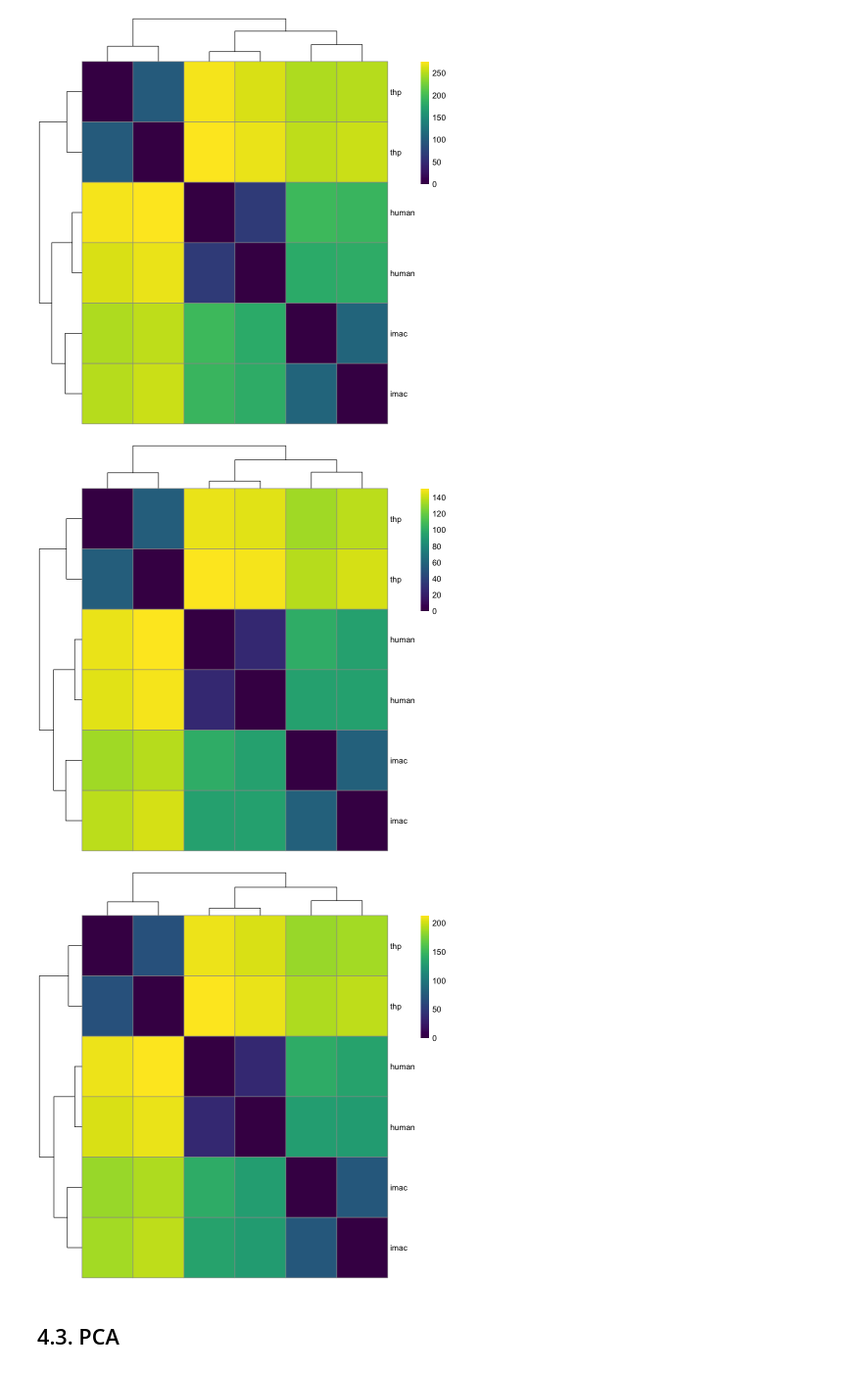
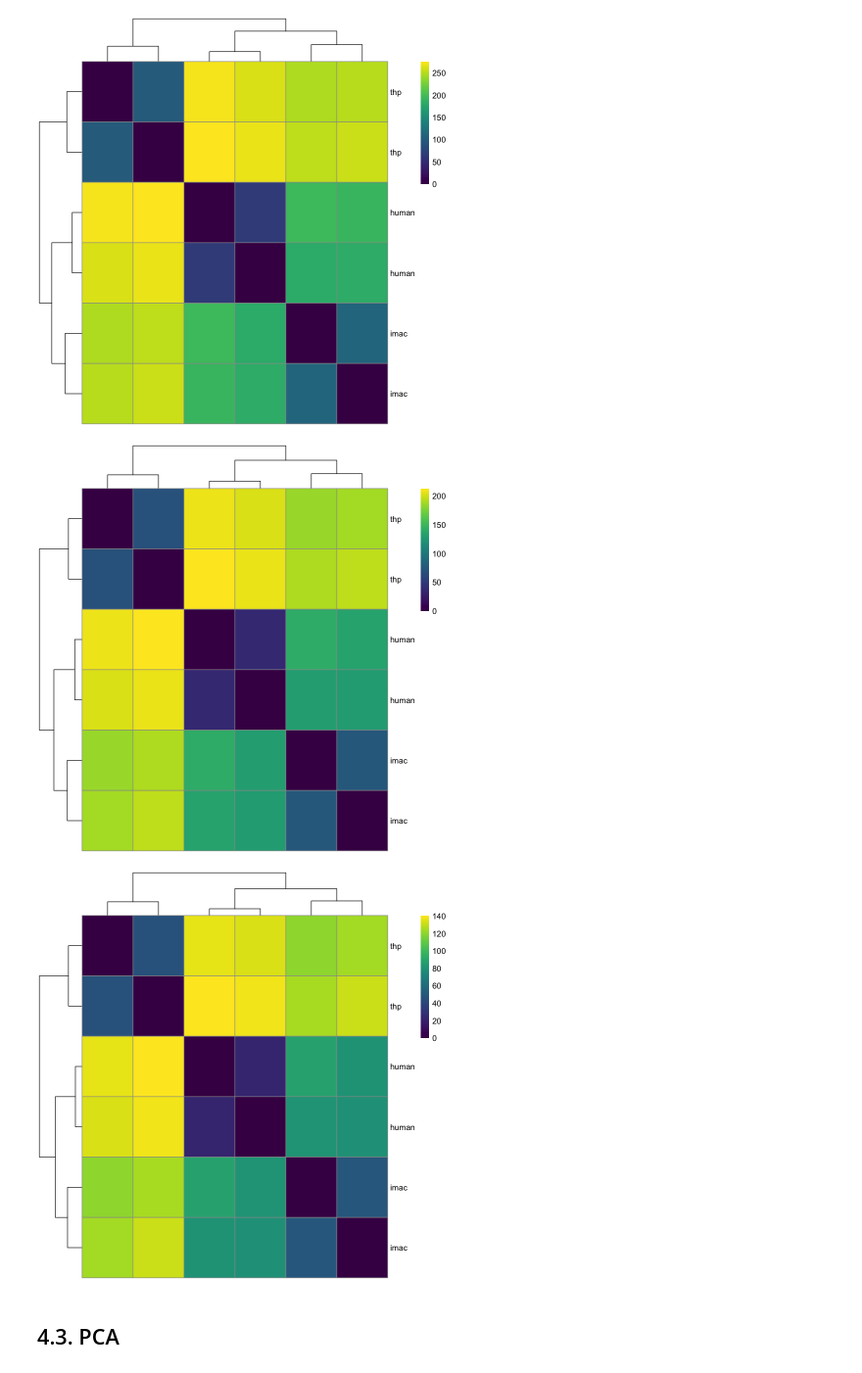
Before and after one commit to adelomana/uwm, a Jupyter notebook: transcriptomics/transcriptomics_DESeq2.ipynb, the cells around one changed output. Shown at 98% size. Cells and saved outputs as stored; diff of their text form; code cells hidden in the pictures.

```diff
--- a/transcriptomics/transcriptomics_DESeq2.ipynb
+++ b/transcriptomics/transcriptomics_DESeq2.ipynb
@@ -97,9 +97,9 @@ ENSG00000269981
        6.426265
 [figure]
 # %%
-keep=rowSums(counts(ddsA)) >= 2**10
-ddsB=ddsA[keep,]
-ddsB
+keep=rowSums(counts(dds_all)) >= 2**10
+dds_E=dds_all[keep,]
+dds_E
 # %% [output]
 class: DESeqDataSet
 dim: 11060 6
@@ -122,3 +122,9 @@ ENSG00000225630 ENSG00000237973 ENSG00000248527 ENSG00000228794 ENSG00000188976
 ENSG00000187608
        13.05070
 [figure]
+# %%
+# get the 50% top expressed genes
+threshold=quantile(rowSums(counts(dds_E)),.50)
+keep=rowSums(counts(dds_all)) >= threshold
+dds_HE=dds_all[keep,]
+dds_HE
@@ -147,0 +155,4 @@ fitting model and testing
+# %%
+dds_all=DESeq(dds_all)
+dds_E=DESeq(dds_E)
+dds_HE=DESeq(dds_HE)
@@ -461,0 +606,6 @@ meanSdPlot(assay(rldB))
+# %%
+ntd_HE=normTransform(dds_HE)
+rld_HE=rlog(dds_HE,blind=FALSE)
+
+meanSdPlot(assay(ntd_HE))
+meanSdPlot(assay(rld_HE))
@@ -480,22 +631,22 @@ pheatmap(sampleDistMatrix,clustering_distance_rows=sampleDists,clustering_distan
 # %% [output]
 [figure]
 # %%
-sampleDists=dist(t(assay(vsdB)))
+sampleDists=dist(t(assay(rld_E)))
 sampleDistMatrix=as.matrix(sampleDists)
-rownames(sampleDistMatrix)=vsdB$condition
+rownames(sampleDistMatrix)=rld_E$condition
 colnames(sampleDistMatrix)=NULL
 colors=viridis::viridis(200)
 pheatmap(sampleDistMatrix,clustering_distance_rows=sampleDists,clustering_distance_cols=sampleDists,col=colors)
 # %% [output]
-[figure, old version]
+[figure, new version]
 # %%
-sampleDists=dist(t(assay(rldB)))
+sampleDists=dist(t(assay(rld_HE)))
 sampleDistMatrix=as.matrix(sampleDists)
-rownames(sampleDistMatrix)=rldB$condition
+rownames(sampleDistMatrix)=rld_HE$condition
 colnames(sampleDistMatrix)=NULL
 colors=viridis::viridis(200)
 pheatmap(sampleDistMatrix,clustering_distance_rows=sampleDists,clustering_distance_cols=sampleDists,col=colors)
 # %% [output]
-[figure, old version]
+[figure, new version]
 # %% [markdown]
 ## 4.3. PCA
```
Also changed, not shown: parts of 37 cells of this notebook, 2 other files.
